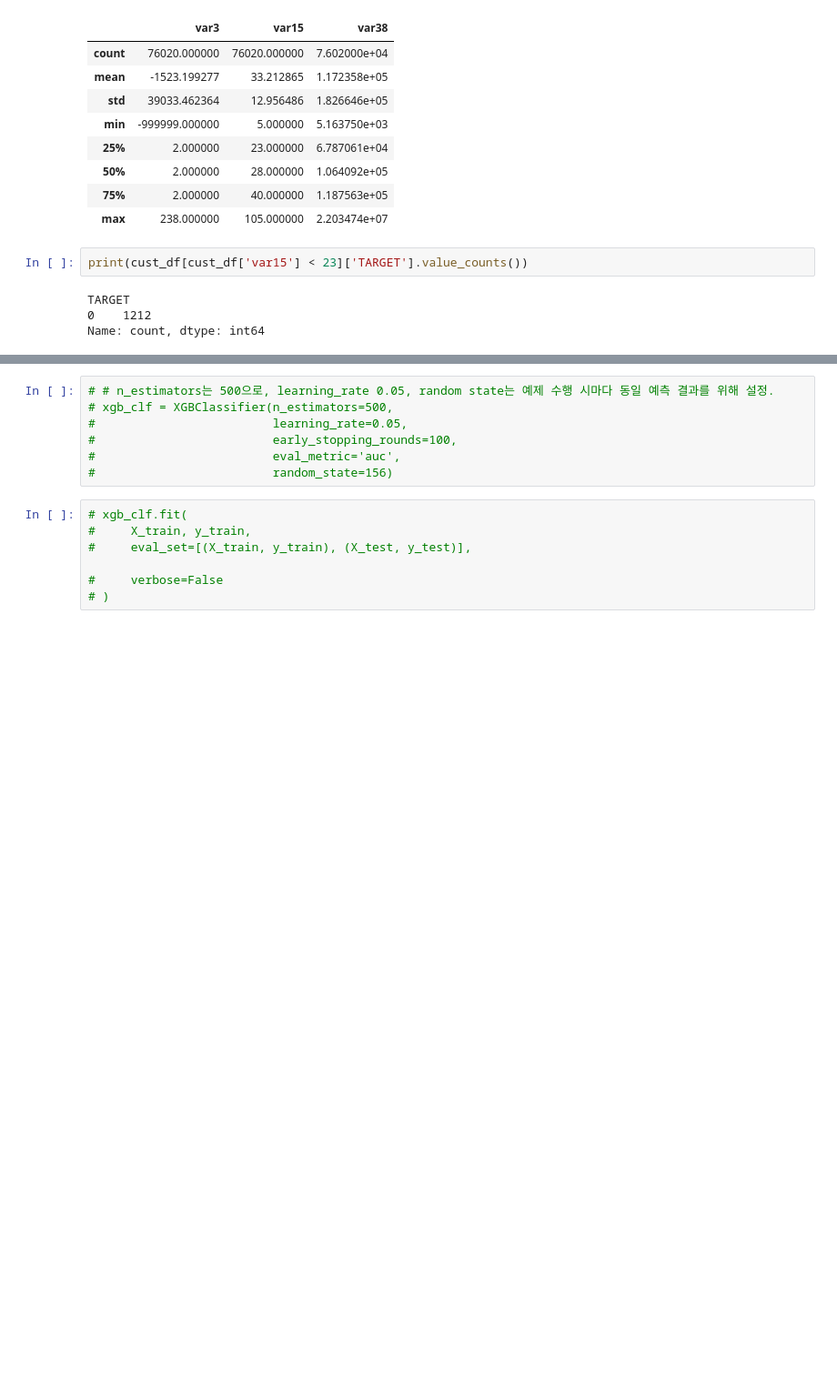
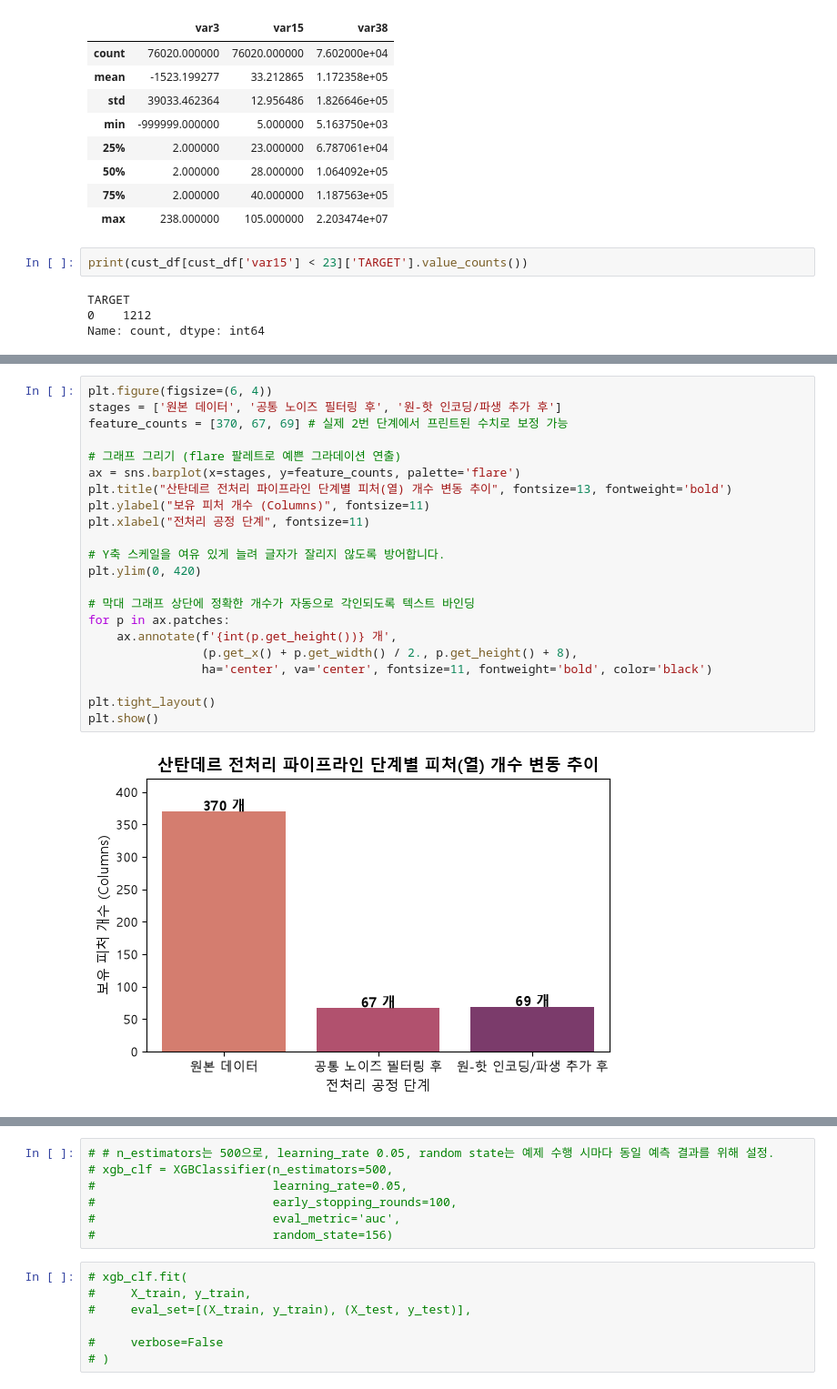
Before and after one commit to jcs19752510-ui/semi_project, a Jupyter notebook: 정영찬/SEMI-PROJECT.ipynb, the cells around one changed output, grey strips where cells are left out. Shown at 91% size. Drawn from its saved outputs; the diff is of its cells as text; blank space fills up the shorter version.

```diff
--- a/정영찬/SEMI-PROJECT.ipynb
+++ b/정영찬/SEMI-PROJECT.ipynb
@@ -378,0 +555,24 @@ Name: count, dtype: int64
+# %%
+plt.figure(figsize=(6, 4))
+stages = ['원본 데이터', '공통 노이즈 필터링 후', '원-핫 인코딩/파생 추가 후']
+feature_counts = [370, 67, 69] # 실제 2번 단계에서 프린트된 수치로 보정 가능
+
+# 그래프 그리기 (flare 팔레트로 예쁜 그라데이션 연출)
+ax = sns.barplot(x=stages, y=feature_counts, palette='flare')
+plt.title("산탄데르 전처리 파이프라인 단계별 피처(열) 개수 변동 추이", fontsize=13, fontweight='bold')
+plt.ylabel("보유 피처 개수 (Columns)", fontsize=11)
+plt.xlabel("전처리 공정 단계", fontsize=11)
+
+# Y축 스케일을 여유 있게 늘려 글자가 잘리지 않도록 방어합니다.
+plt.ylim(0, 420)
+
+# 막대 그래프 상단에 정확한 개수가 자동으로 각인되도록 텍스트 바인딩
+for p in ax.patches:
+    ax.annotate(f'{int(p.get_height())} 개',
+                (p.get_x() + p.get_width() / 2., p.get_height() + 8),
+                ha='center', va='center', fontsize=11, fontweight='bold', color='black')
+
+plt.tight_layout()
+plt.show()
+# %% [output]
+[figure, added]
```
Also changed, not shown: parts of 13 cells of this notebook.
